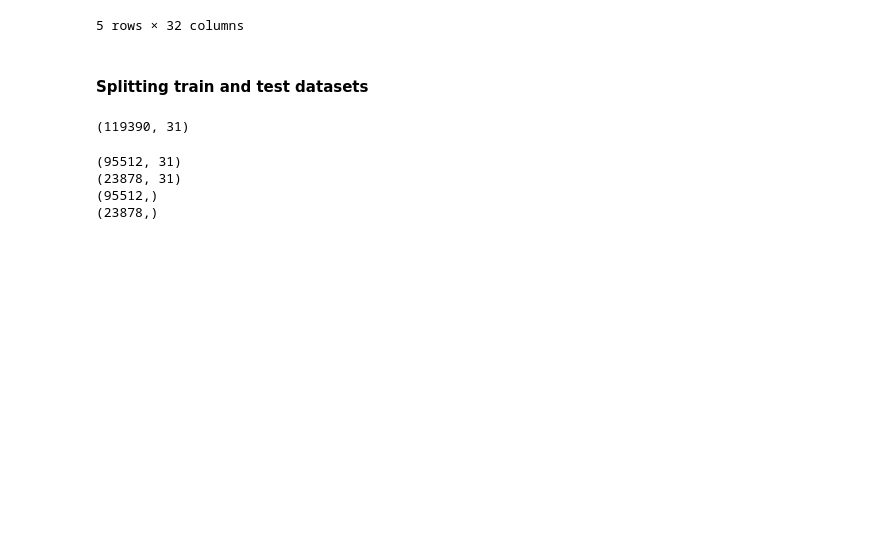
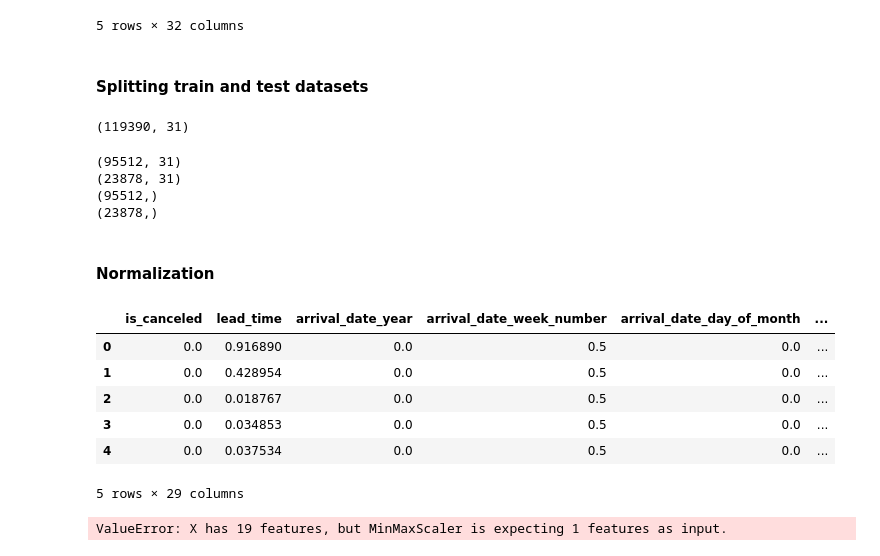
Before and after one commit to Hemanthhm222/Exploratory-data-analysis, a Jupyter notebook: EDA Hotel Booking.ipynb, the cells around one changed output. Cells and saved outputs as stored; diff of their text form; code cells hidden in the pictures; blank space fills up the shorter version.

```diff
--- a/EDA Hotel Booking.ipynb
+++ b/EDA Hotel Booking.ipynb
@@ -515,3 +515,10 @@ print(target_col_test.shape)
 (23878, 31)
 (95512,)
 (23878,)
+# %% [markdown]
+#### Normalization
+# %%
+numerical_cols.remove('company')
+# %%
+scaler = MinMaxScaler()
+df_train = pd.DataFrame(scaler.fit_transform(df[numerical_cols]),columns=numerical_cols)
@@ -517,0 +528,13 @@ print(target_col_test.shape)
+# %%
+categorical_cols.remove('reservation_status_date')
+# %%
+df_train = pd.concat([df_train,df[categorical_cols]],axis=1)
+df_train.head()
+# %% [output]
+|  | is_canceled | lead_time | arrival_date_year | arrival_date_week_number | arrival_date_day_of_month | ... |
+| 0 | 0.0 | 0.916890 | 0.0 | 0.5 | 0.0 | ... |
+| 1 | 0.0 | 0.428954 | 0.0 | 0.5 | 0.0 | ... |
+| 2 | 0.0 | 0.018767 | 0.0 | 0.5 | 0.0 | ... |
+| 3 | 0.0 | 0.034853 | 0.0 | 0.5 | 0.0 | ... |
+| 4 | 0.0 | 0.037534 | 0.0 | 0.5 | 0.0 | ... |
+5 rows × 29 columns
@@ -517,0 +544,4 @@ print(target_col_test.shape)
+# %%
+df_test = pd.DataFrame(scaler.transform(df[numerical_cols]),columns=numerical_cols)
+# %% [output]
+ValueError: X has 19 features, but MinMaxScaler is expecting 1 features as input.
```
Also changed, not shown: parts of 3 cells of this notebook.
